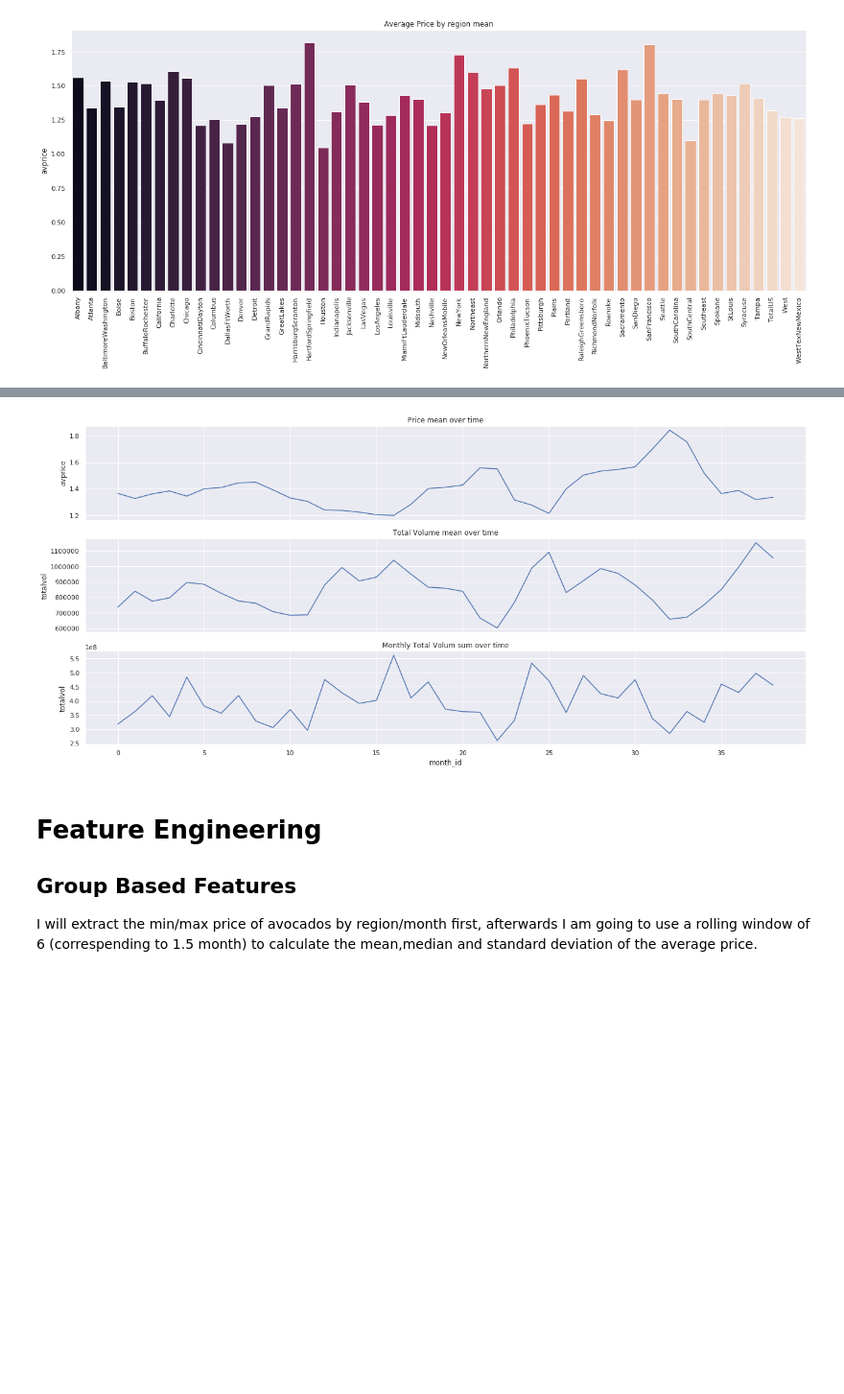
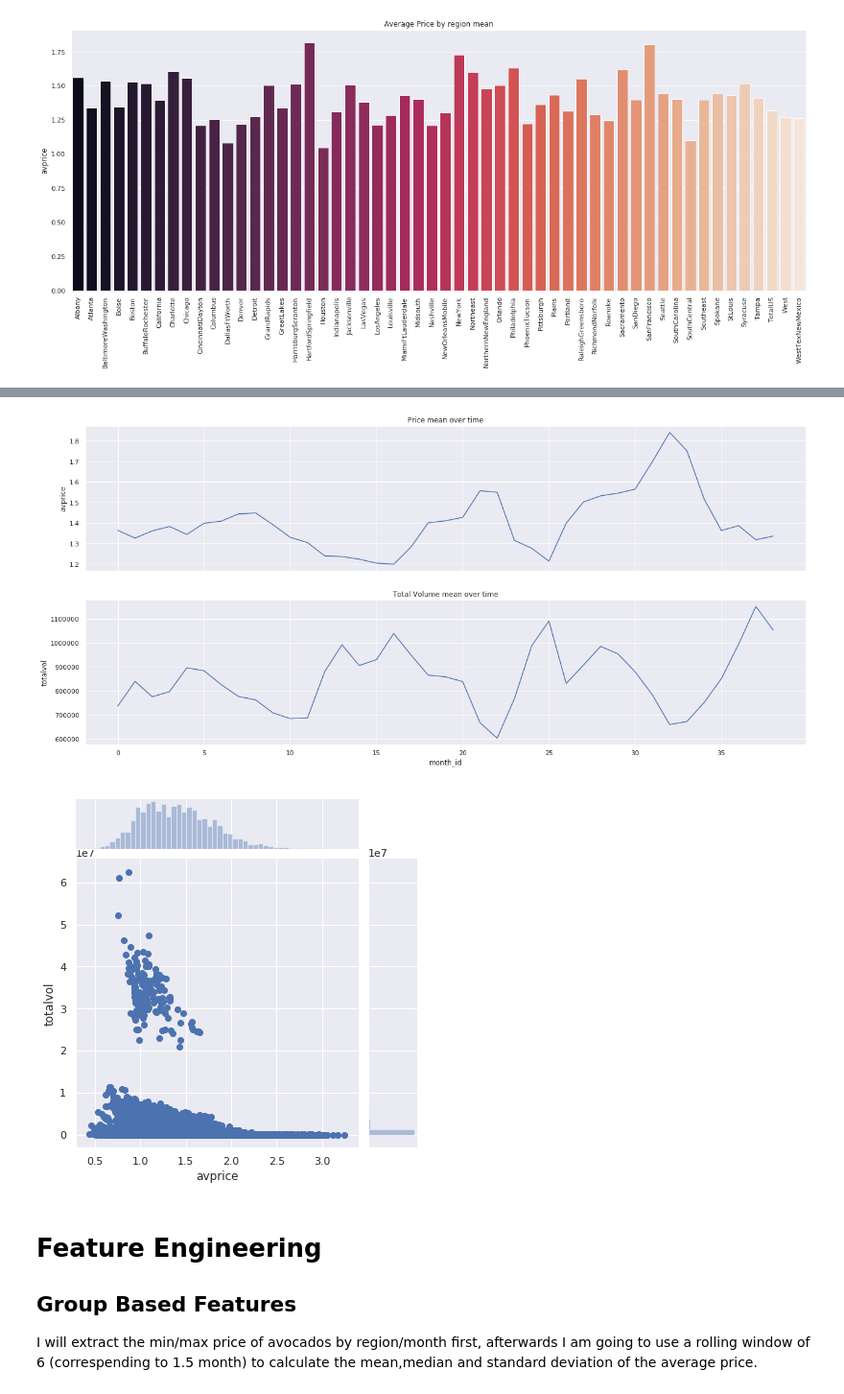
Before and after one commit to marouanel/Data-Projects, a Jupyter notebook: Time Series - Avocados/avocado_price_prediction.ipynb, the cells around one changed output, grey strips where cells are left out. Shown at 96% size. Saved outputs shown, nothing was run; the diff lists cells and outputs as text; code cells hidden in the pictures; blank space fills up the shorter version.

```diff
--- a/Time Series - Avocados/avocado_price_prediction.ipynb
+++ b/Time Series - Avocados/avocado_price_prediction.ipynb
@@ -143,15 +149,17 @@ Now that we have identified that avocado price varies according to the region an
 # %%
 gp_price_mean = data.groupby(['month_id'], as_index=False)['avprice'].mean()
 gp_volume_mean = data.groupby(['month_id'], as_index=False)['totalvol'].mean()
 gp_volume_sum = data.groupby(['month_id'], as_index=False)['totalvol'].sum()
 
-f, axes = plt.subplots(3, 1, figsize=(22, 10), sharex=True)
+
+f, axes = plt.subplots(2, 1, figsize=(22, 10), sharex=True)
 sns.lineplot(x="month_id", y="avprice", data=gp_price_mean, ax=axes[0]).set_title("Price mean over time")
 sns.lineplot(x="month_id", y="totalvol", data=gp_volume_mean, ax=axes[1]).set_title("Total Volume mean over time")
-sns.lineplot(x="month_id", y="totalvol", data=gp_volume_sum, ax=axes[2]).set_title("Monthly Total Volum sum over time")
+sns.jointplot(x="avprice", y="totalvol", data=data)
 plt.show()
 # %% [output]
-[figure, old version]
+[figure, new version]
+[figure, added]
 # %% [markdown]
 # Feature Engineering
 
```
Also changed, not shown: parts of 11 cells of this notebook, 14 other files.
